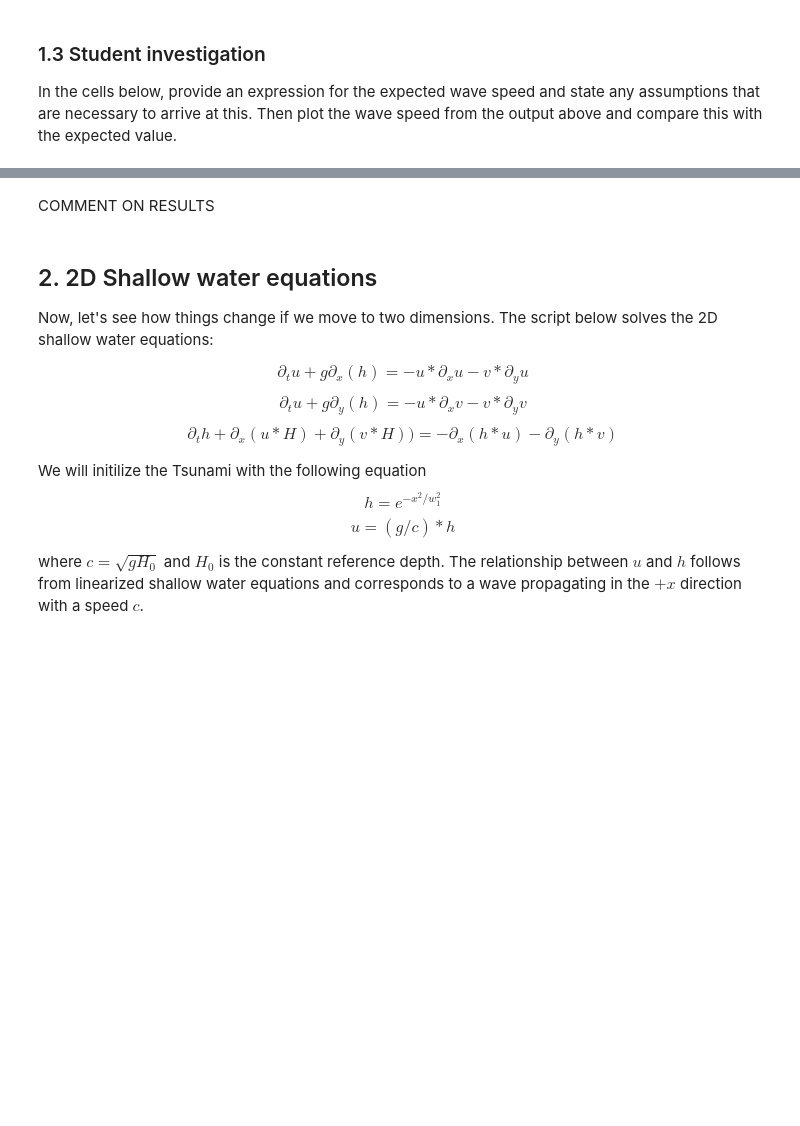
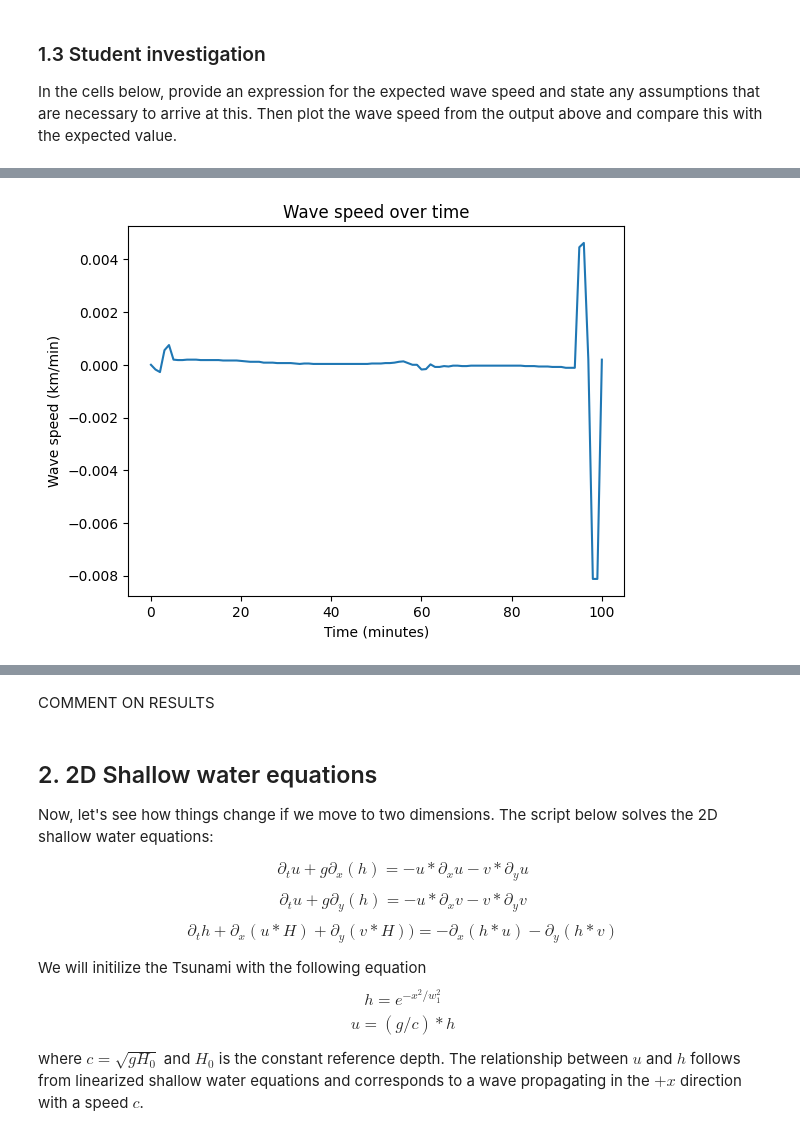
Before and after one commit to isabelgilchristmiller/QCES, a Jupyter notebook: Project3_tsunami.ipynb, the cells around one changed output, grey strips where cells are left out. Cells and saved outputs as stored; diff of their text form; code cells hidden in the pictures; blank space fills up the shorter version.

```diff
--- a/Project3_tsunami.ipynb
+++ b/Project3_tsunami.ipynb
@@ -209,0 +255,12 @@ ADD EXPRESSION FOR EXPECTED WAVE SPEED AND EXPLANATION HERE
+# %%
+# h_max = np.max(h_save, axis=1)
+h_max_coordinate = x[np.argmax(h_save, axis=1)]/1000
+wave_speed = np.gradient(h_max_coordinate)/(60*1000)
+t_save_mins = np.array(t_save)/60
+plt.plot(t_save_mins, wave_speed)
+plt.title('Wave speed over time')
+plt.xlabel('Time (minutes)')
+plt.ylabel('Wave speed (km/min)')
+plt.show()
+# %% [output]
+[figure, added]
```
Also changed, not shown: parts of 10 cells of this notebook.
